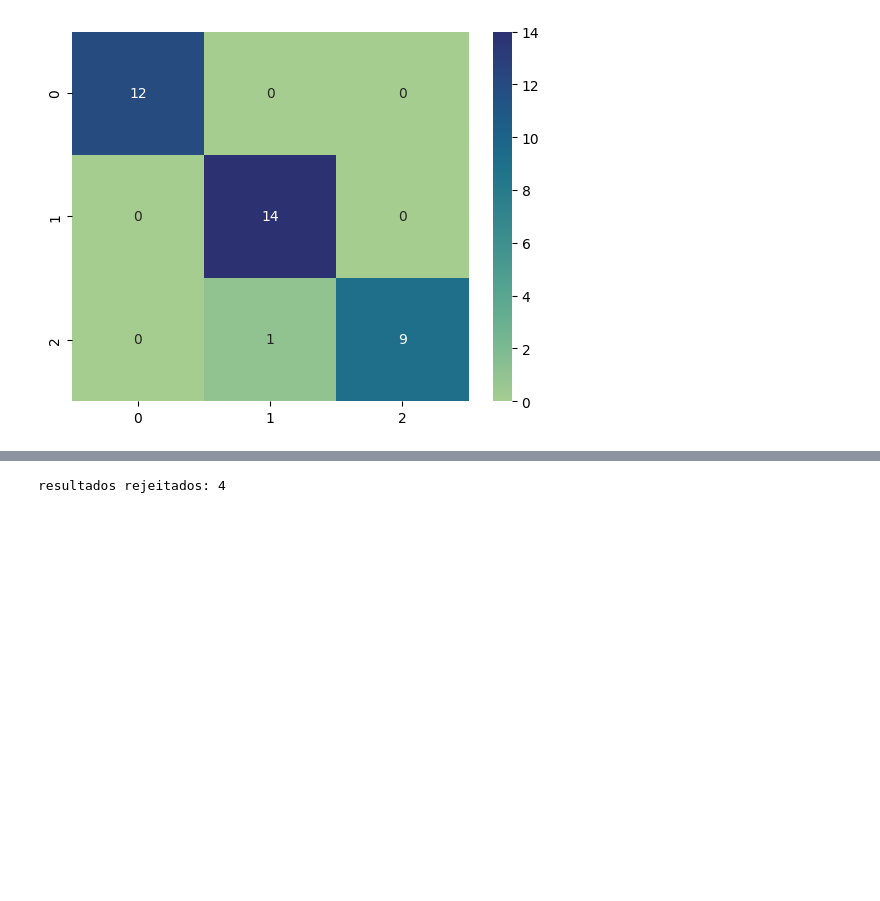
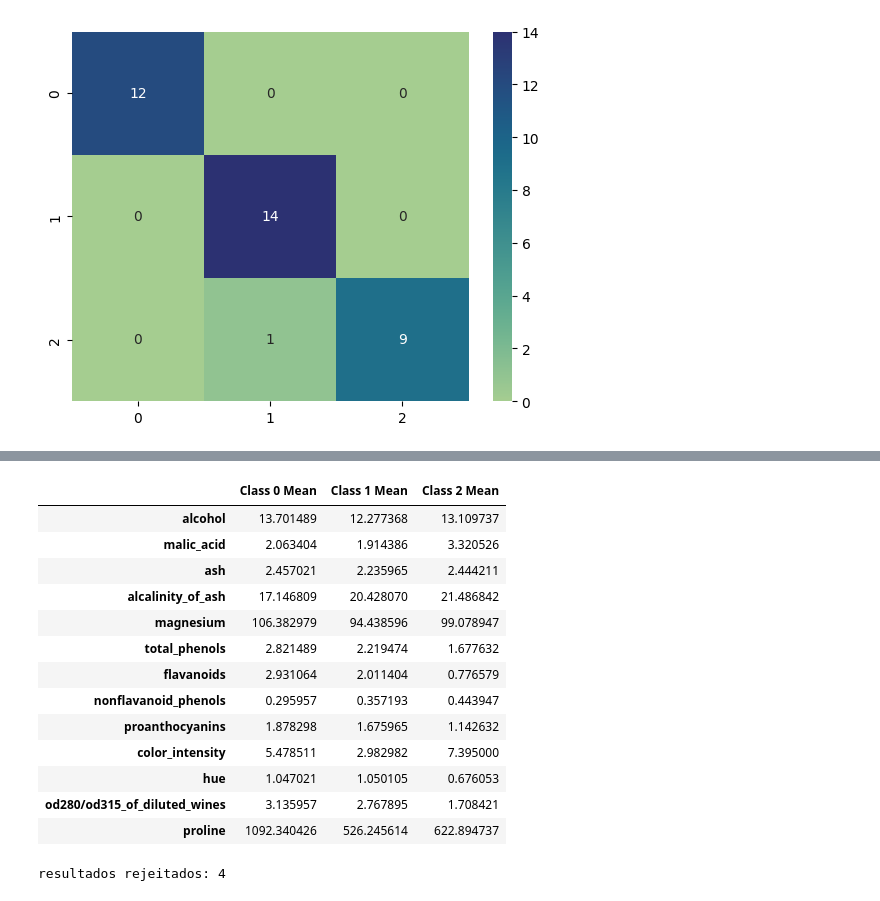
Before and after one commit to vetrz/machine-learning-explained, a Jupyter notebook: projects/1.3-adulterated-wine-detector.ipynb, the cells around one changed output, grey strips where cells are left out. Saved outputs shown, nothing was run; the diff lists cells and outputs as text; code cells hidden in the pictures; blank space fills up the shorter version.

Commit message:
feat: adicionar perfil geral das Classes e conclusoẽs acerca dos resultados

```diff
--- a/projects/1.3-adulterated-wine-detector.ipynb
+++ b/projects/1.3-adulterated-wine-detector.ipynb
@@ -327,3 +331,54 @@ Rejection Rate in test set: 11.11%
+# %%
+import pandas as pd
+import numpy as np
+
+def get_class_profiles(X, y):
+    """
+    Calcula a média geral (perfil típico) para cada classe presente no target y.
+    """
+    classes = np.unique(y)
+
+    profiles = {}
+
+    for c in classes:
+        if hasattr(y, 'values'):
+            mask = (y.values == c)
+        else:
+            mask = (y == c)
+
+        if isinstance(X, pd.DataFrame):
+            X_classe = X[mask]
+            media_classe = X_classe.mean(numeric_only=True)
+        else:
+            X_classe = X[mask]
+            media_classe = np.mean(X_classe, axis=0)
+
+        profiles[f"Class {c} Mean"] = media_classe
+
+    df_profiles = pd.DataFrame(profiles)
+
+    if isinstance(X, pd.DataFrame):
+        df_profiles.index = X.columns
+
+    return df_profiles
+# %%
+df_medias = get_class_profiles(X_train, y_train)
+display(df_medias)
+# %% [output]
+|  | Class 0 Mean | Class 1 Mean | Class 2 Mean |
+| alcohol | 13.701489 | 12.277368 | 13.109737 |
+| malic_acid | 2.063404 | 1.914386 | 3.320526 |
+| ash | 2.457021 | 2.235965 | 2.444211 |
+| alcalinity_of_ash | 17.146809 | 20.428070 | 21.486842 |
+| magnesium | 106.382979 | 94.438596 | 99.078947 |
+| total_phenols | 2.821489 | 2.219474 | 1.677632 |
+| flavanoids | 2.931064 | 2.011404 | 0.776579 |
+| nonflavanoid_phenols | 0.295957 | 0.357193 | 0.443947 |
+| proanthocyanins | 1.878298 | 1.675965 | 1.142632 |
+| color_intensity | 5.478511 | 2.982982 | 7.395000 |
+| hue | 1.047021 | 1.050105 | 0.676053 |
+| od280/od315_of_diluted_wines | 3.135957 | 2.767895 | 1.708421 |
+| proline | 1092.340426 | 526.245614 | 622.894737 |
 # %%
 idx_rejected = np.where(results)
 
```
Also changed, not shown: parts of 13 cells of this notebook.
